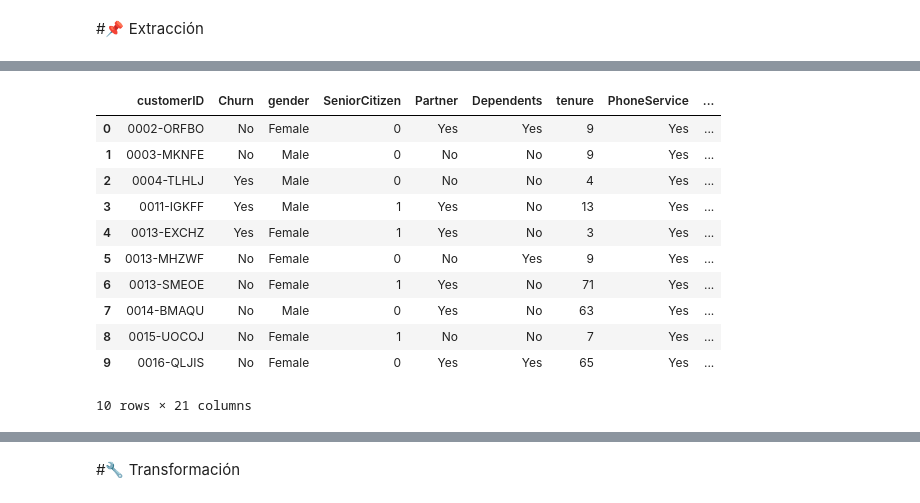
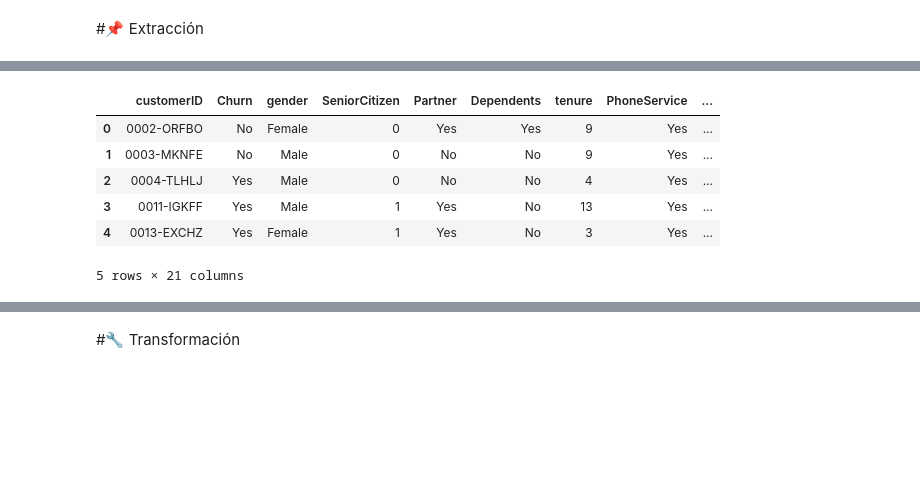
Before and after one commit to RaulMirabal28/challenge2-data-science-LATAM, a Jupyter notebook: TelecomX_LATAM.ipynb, the cells around one changed output, grey strips where cells are left out. Cells and saved outputs as stored; diff of their text form; code cells hidden in the pictures; blank space fills up the shorter version.

```diff
--- a/TelecomX_LATAM.ipynb
+++ b/TelecomX_LATAM.ipynb
@@ -23,20 +23,15 @@ df_account = pd.json_normalize(df_telecom['account'])
 # %%
 df_telecom = pd.concat([df_telecom[['customerID', 'Churn']], df_customer, df_phone, df_internet, df_account], axis=1)
 # %%
-df_telecom.head(10)
+df_telecom.head()
 # %% [output]
 |  | customerID | Churn | gender | SeniorCitizen | Partner | Dependents | tenure | PhoneService | ... |
 | 0 | 0002-ORFBO | No | Female | 0 | Yes | Yes | 9 | Yes | ... |
 | 1 | 0003-MKNFE | No | Male | 0 | No | No | 9 | Yes | ... |
 | 2 | 0004-TLHLJ | Yes | Male | 0 | No | No | 4 | Yes | ... |
 | 3 | 0011-IGKFF | Yes | Male | 1 | Yes | No | 13 | Yes | ... |
 | 4 | 0013-EXCHZ | Yes | Female | 1 | Yes | No | 3 | Yes | ... |
-| 5 | 0013-MHZWF | No | Female | 0 | No | Yes | 9 | Yes | ... |
-| 6 | 0013-SMEOE | No | Female | 1 | Yes | No | 71 | Yes | ... |
-| 7 | 0014-BMAQU | No | Male | 0 | Yes | No | 63 | Yes | ... |
-| 8 | 0015-UOCOJ | No | Female | 1 | No | No | 7 | Yes | ... |
-| 9 | 0016-QLJIS | No | Female | 0 | Yes | Yes | 65 | Yes | ... |
-10 rows × 21 columns
+5 rows × 21 columns
 # %%
 df_telecom.info()
 # %% [output]
```
Also changed, not shown: parts of 15 cells of this notebook.
